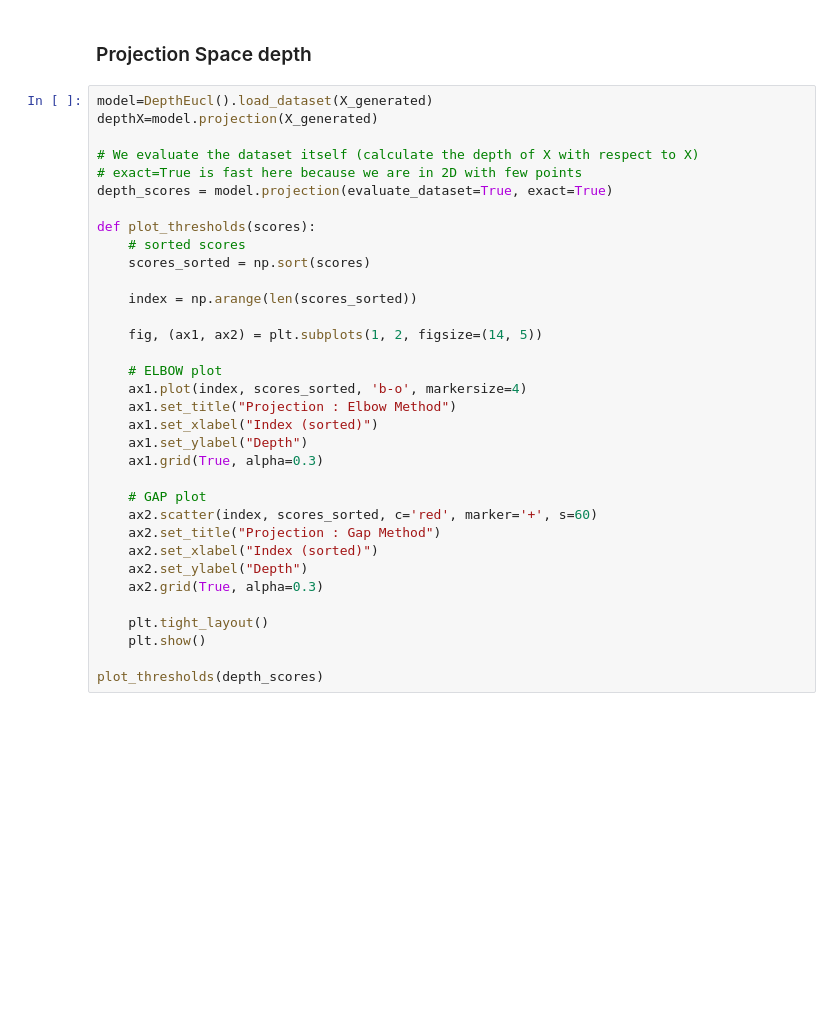
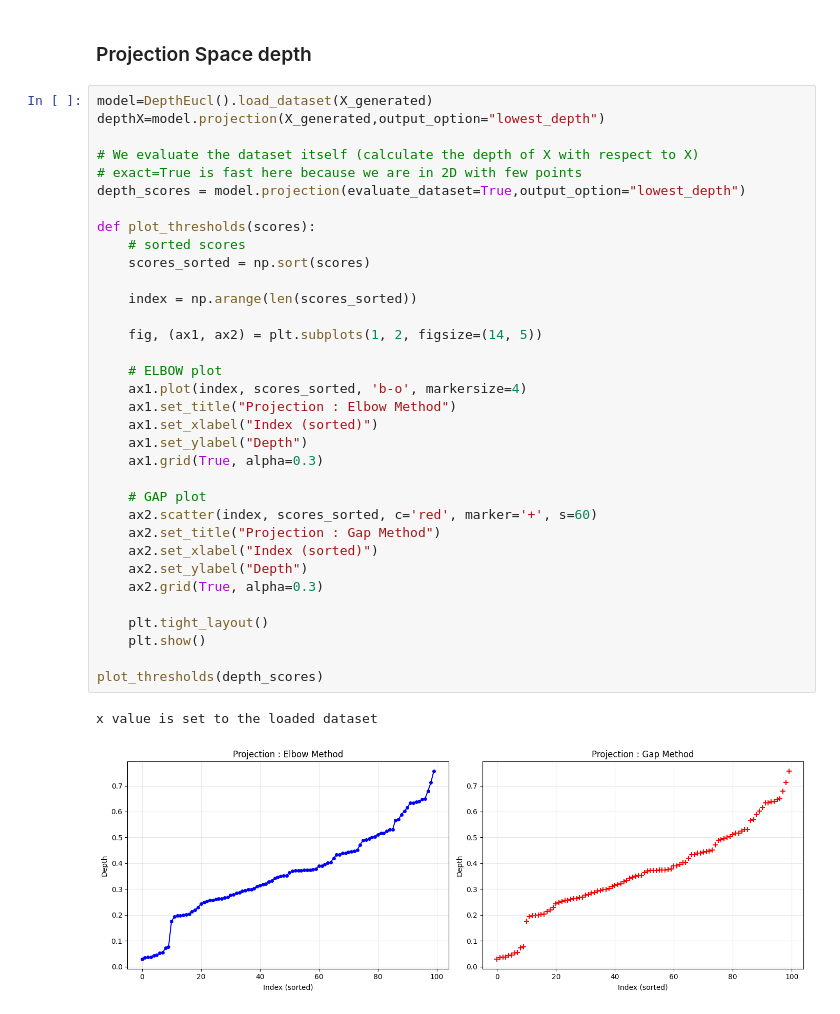
Before and after one commit to loanrottier/data_mining_project, a Jupyter notebook: depth_functions.ipynb, the cells around one changed output. Cells and saved outputs as stored; diff of their text form; blank space fills up the shorter version.

```diff
--- a/depth_functions.ipynb
+++ b/depth_functions.ipynb
@@ -387,35 +387,38 @@ We detect some anomaly but we have in both thesholds FP and FN
 ### Projection Space depth
 # %%
 model=DepthEucl().load_dataset(X_generated)
-depthX=model.projection(X_generated)
+depthX=model.projection(X_generated,output_option="lowest_depth")
 
 # We evaluate the dataset itself (calculate the depth of X with respect to X)
 # exact=True is fast here because we are in 2D with few points
-depth_scores = model.projection(evaluate_dataset=True, exact=True)
+depth_scores = model.projection(evaluate_dataset=True,output_option="lowest_depth")
 
 def plot_thresholds(scores):
     # sorted scores
     scores_sorted = np.sort(scores)
 
     index = np.arange(len(scores_sorted))
 
     fig, (ax1, ax2) = plt.subplots(1, 2, figsize=(14, 5))
 
     # ELBOW plot
     ax1.plot(index, scores_sorted, 'b-o', markersize=4)
     ax1.set_title("Projection : Elbow Method")
     ax1.set_xlabel("Index (sorted)")
     ax1.set_ylabel("Depth")
     ax1.grid(True, alpha=0.3)
 
     # GAP plot
     ax2.scatter(index, scores_sorted, c='red', marker='+', s=60)
     ax2.set_title("Projection : Gap Method")
     ax2.set_xlabel("Index (sorted)")
     ax2.set_ylabel("Depth")
     ax2.grid(True, alpha=0.3)
 
     plt.tight_layout()
     plt.show()
 
 plot_thresholds(depth_scores)
+# %% [output]
+x value is set to the loaded dataset
+[figure, added]
```
Also changed, not shown: parts of 22 cells of this notebook, 1 other file.
